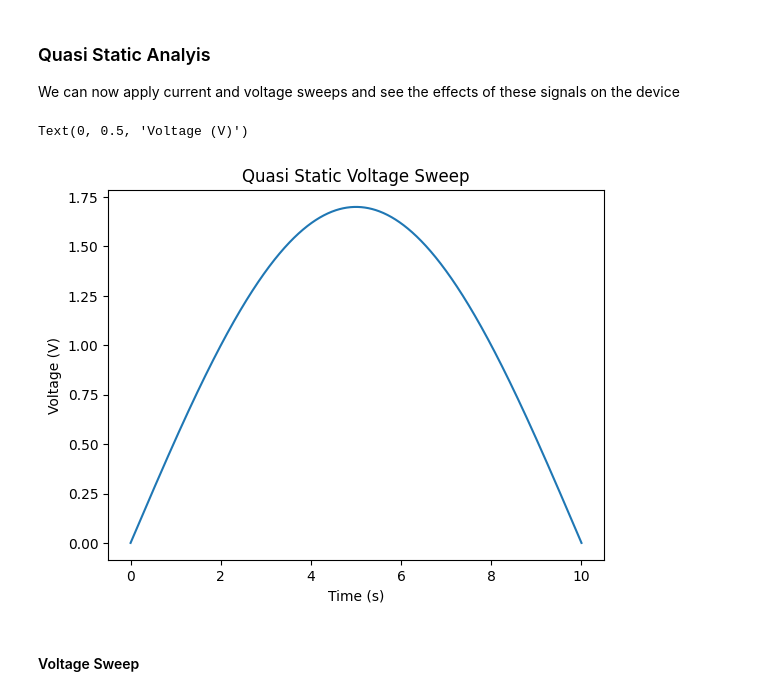
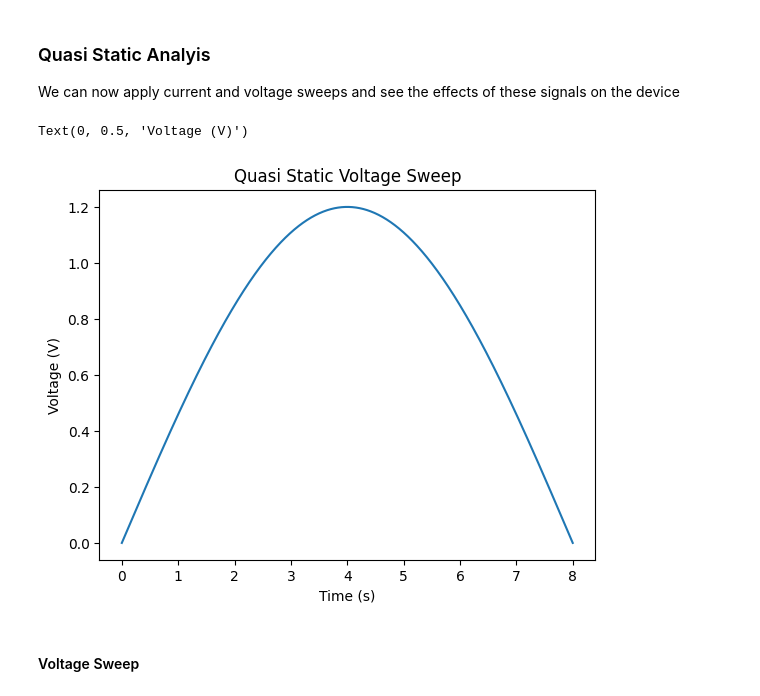
Before and after one commit to Sumalyo/MONN_work, a Jupyter notebook: Memristor_Tasks.ipynb, the cells around one changed output. Cells and saved outputs as stored; diff of their text form; code cells hidden in the pictures.

```diff
--- a/Memristor_Tasks.ipynb
+++ b/Memristor_Tasks.ipynb
@@ -151,7 +148,7 @@ $\displaystyle Cth \frac{d}{d t} T{\left(t \right)} = Im Vm - gth \left(- Tamb +
 We can now apply current and voltage sweeps and see the effects of these signals on the device
 # %%
 def sweep_gen_v(t,t_final):
-    peak = 1.7
+    peak = 1.2
     val = peak*np.sin(np.pi*t/t_final)
     return abs(val)
 # %%
@@ -165,16 +162,16 @@ def sweep_gen_I_2(t,t_final):
     return peak*np.sin(2*np.pi*t/6)
 # %%
 #plot sweeo_gen_v
-t_final = 10
+t_final = 8
 t_span = (0, t_final)
 t_eval = np.linspace(0, t_final, 1000)
 plt.plot(t_eval, [sweep_gen_v(ti,t_final) for ti in t_eval])
 plt.title("Quasi Static Voltage Sweep")
 plt.xlabel("Time (s)")
 plt.ylabel("Voltage (V)")
 # %% [output]
 Text(0, 0.5, 'Voltage (V)')
-[figure, old version]
+[figure, new version]
 # %%
 def sweep_gen_I(t,t_final):
     peak = 0.003
```
Also changed, not shown: parts of 10 cells of this notebook.
